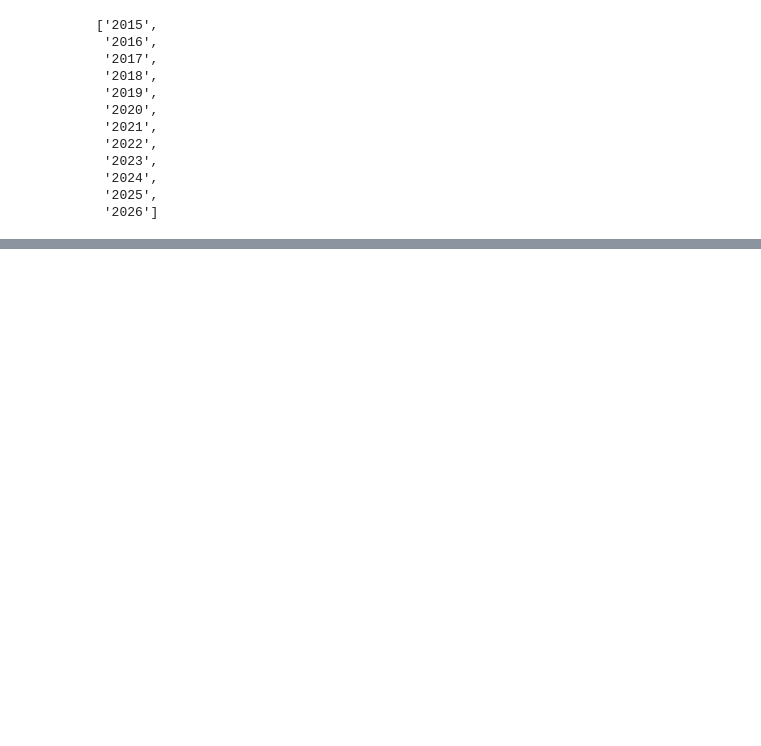
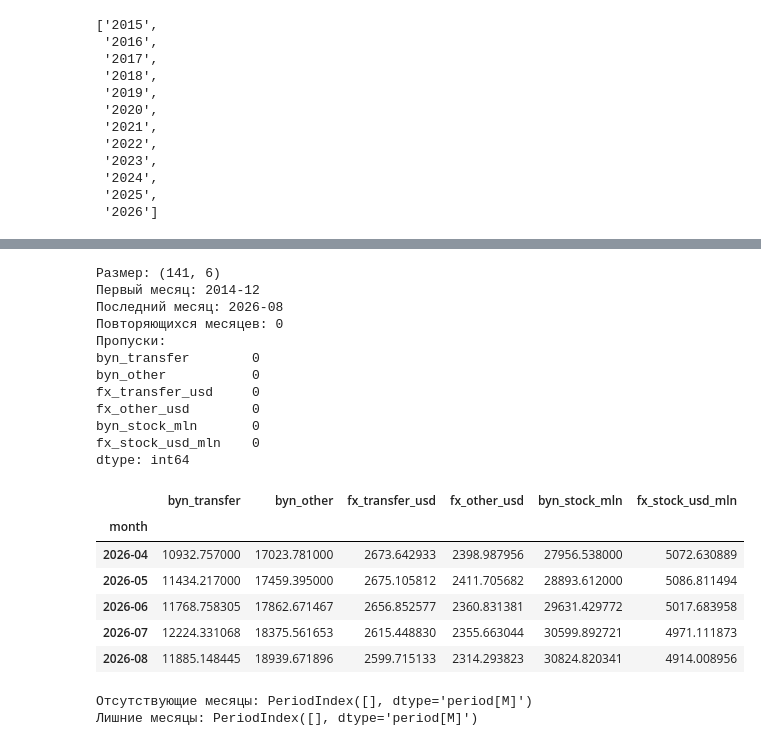
Before and after one commit to venskovalentin/belarus_dollarization_paper, a Jupyter notebook: notebooks/research_notebook.ipynb, the cells around one changed output, grey strips where cells are left out. Saved outputs shown, nothing was run; the diff lists cells and outputs as text; code cells hidden in the pictures; blank space fills up the shorter version.

```diff
--- a/notebooks/research_notebook.ipynb
+++ b/notebooks/research_notebook.ipynb
@@ -187,0 +72,48 @@ dtype: int64
+# %%
+print("Размер:", stocks.shape)
+print("Первый месяц:", stocks.index.min())
+print("Последний месяц:", stocks.index.max())
+print("Повторяющихся месяцев:", stocks.index.duplicated().sum())
+print("Пропуски:")
+print(stocks.isna().sum())
+
+display(stocks.tail())
+# %% [output]
+Размер: (141, 6)
+Первый месяц: 2014-12
+Последний месяц: 2026-08
+Повторяющихся месяцев: 0
+Пропуски:
+byn_transfer        0
+byn_other           0
+fx_transfer_usd     0
+fx_other_usd        0
+byn_stock_mln       0
+fx_stock_usd_mln    0
+dtype: int64
+|  | byn_transfer | byn_other | fx_transfer_usd | fx_other_usd | byn_stock_mln | fx_stock_usd_mln |
+| month |  |  |  |  |  |  |
+| 2026-04 | 10932.757000 | 17023.781000 | 2673.642933 | 2398.987956 | 27956.538000 | 5072.630889 |
+| 2026-05 | 11434.217000 | 17459.395000 | 2675.105812 | 2411.705682 | 28893.612000 | 5086.811494 |
+| 2026-06 | 11768.758305 | 17862.671467 | 2656.852577 | 2360.831381 | 29631.429772 | 5017.683958 |
+| 2026-07 | 12224.331068 | 18375.561653 | 2615.448830 | 2355.663044 | 30599.892721 | 4971.111873 |
+| 2026-08 | 11885.148445 | 18939.671896 | 2599.715133 | 2314.293823 | 30824.820341 | 4914.008956 |
+# %%
+expected_months = pd.period_range(
+    start="2014-12",
+    end="2026-08",
+    freq="M",
+)
+
+missing_months = expected_months.difference(stocks.index)
+extra_months = stocks.index.difference(expected_months)
+
+print("Отсутствующие месяцы:", missing_months)
+print("Лишние месяцы:", extra_months)
+
+assert stocks.index.is_unique
+assert stocks.index.equals(expected_months)
+assert stocks.notna().all().all()
+# %% [output]
+Отсутствующие месяцы: PeriodIndex([], dtype='period[M]')
+Лишние месяцы: PeriodIndex([], dtype='period[M]')
```
Also changed, not shown: parts of 10 cells of this notebook.
